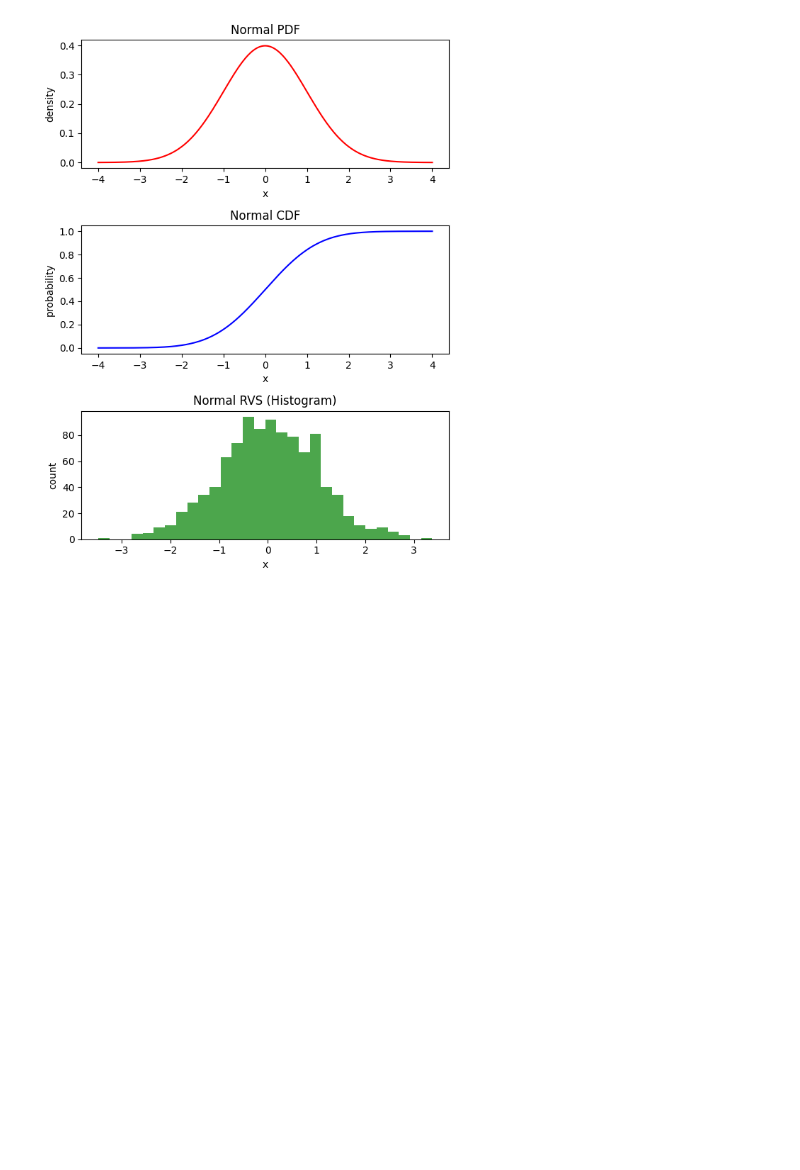
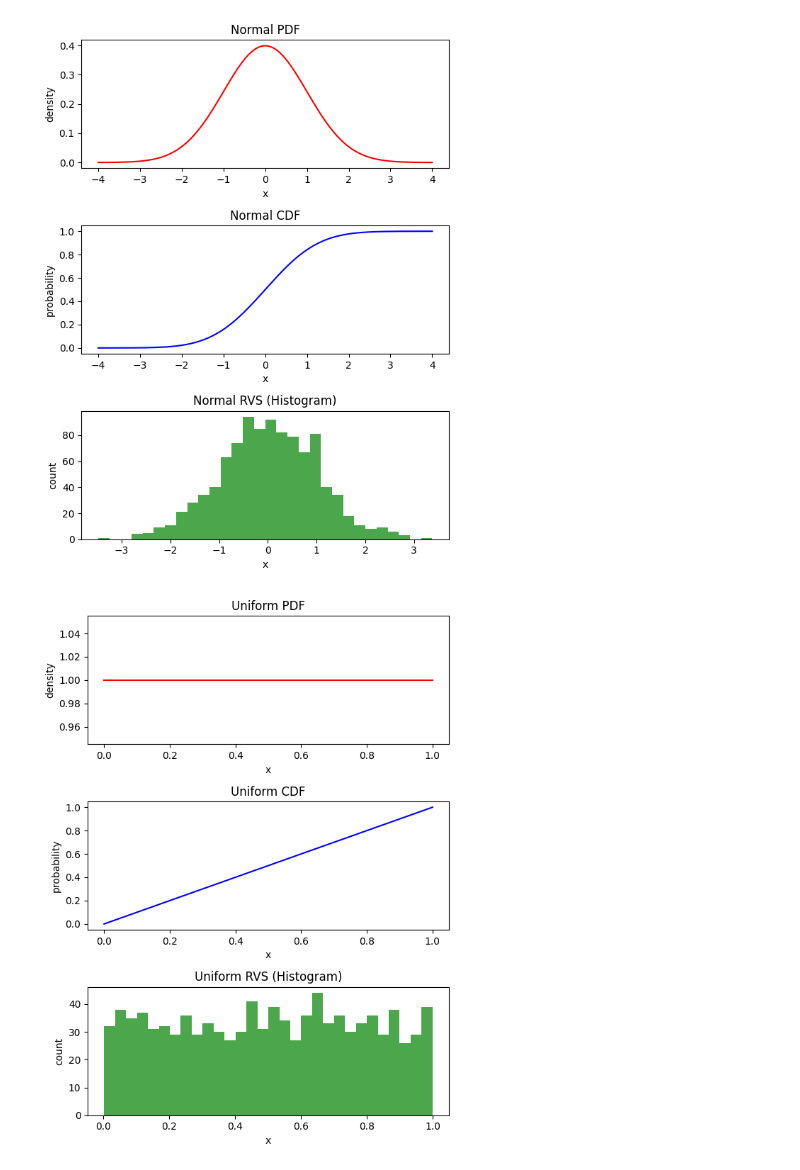
Before and after one commit to kumartvs/probability-distribution-exercises-project-with-python, a Jupyter notebook: notebook/problems.ipynb, the cells around one changed output. Cells and saved outputs as stored; diff of their text form; code cells hidden in the pictures; blank space fills up the shorter version.

```diff
--- a/notebook/problems.ipynb
+++ b/notebook/problems.ipynb
@@ -202,3 +202,34 @@ plt.tight_layout()
 plt.show()
 # %% [output]
 [figure]
+# %%
+import matplotlib.pyplot as plt
+import numpy as np
+
+x = np.linspace(0, 1, 400)
+samples = runif(1000)
+
+pdf = dunif(x)
+cdf = punif(x)
+
+fig, axis = plt.subplots(3, 1, figsize = (6, 8))
+
+axis[0].plot(x, pdf, "r-")
+axis[0].set_title("Uniform PDF")
+axis[0].set_xlabel("x")
+axis[0].set_ylabel("density")
+
+axis[1].plot(x, cdf, "b-")
+axis[1].set_title("Uniform CDF")
+axis[1].set_xlabel("x")
+axis[1].set_ylabel("probability")
+
+axis[2].hist(samples, bins = 30, color = "g", alpha = 0.7)
+axis[2].set_title("Uniform RVS (Histogram)")
+axis[2].set_xlabel("x")
+axis[2].set_ylabel("count")
+
+plt.tight_layout()
+plt.show()
+# %% [output]
+[figure, added]
```
